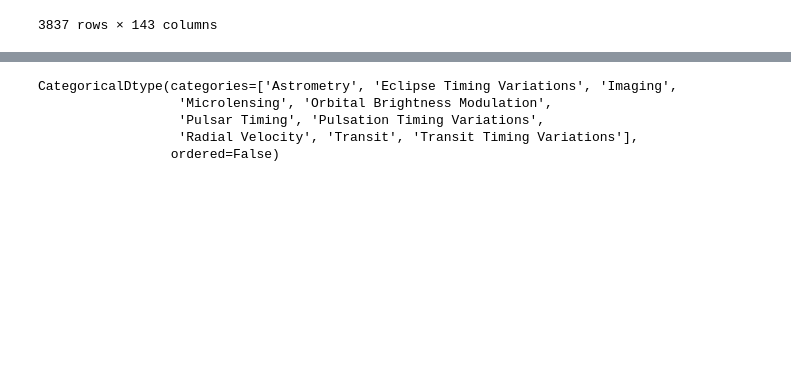
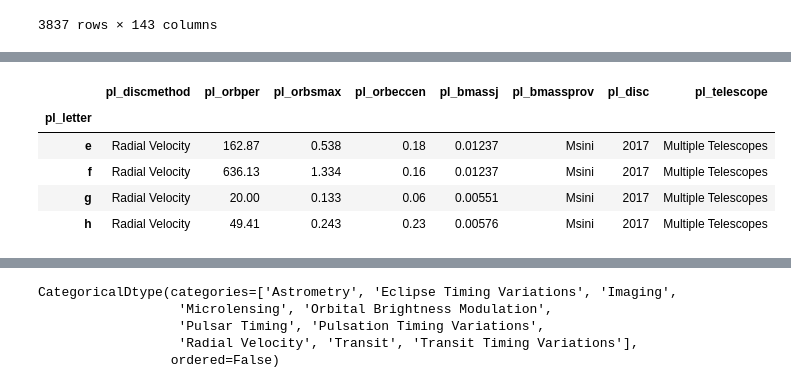
Before and after one commit to jpivarski-talks/python-numpy-mini-course, a Jupyter notebook: 4-pandas.ipynb, the cells around one changed output, grey strips where cells are left out. Saved outputs shown, nothing was run; the diff lists cells and outputs as text; code cells hidden in the pictures; blank space fills up the shorter version.

```diff
--- a/4-pandas.ipynb
+++ b/4-pandas.ipynb
@@ -492,0 +530,9 @@ Discovery method should probably be a categorical variable, rather than strings,
+# %%
+simple.loc["tau Cet"]
+# %% [output]
+|  | pl_discmethod | pl_orbper | pl_orbsmax | pl_orbeccen | pl_bmassj | pl_bmassprov | pl_disc | pl_telescope |
+| pl_letter |  |  |  |  |  |  |  |  |
+| e | Radial Velocity | 162.87 | 0.538 | 0.18 | 0.01237 | Msini | 2017 | Multiple Telescopes |
+| f | Radial Velocity | 636.13 | 1.334 | 0.16 | 0.01237 | Msini | 2017 | Multiple Telescopes |
+| g | Radial Velocity | 20.00 | 0.133 | 0.06 | 0.00551 | Msini | 2017 | Multiple Telescopes |
+| h | Radial Velocity | 49.41 | 0.243 | 0.23 | 0.00576 | Msini | 2017 | Multiple Telescopes |
```
Also changed, not shown: parts of 34 cells of this notebook.
